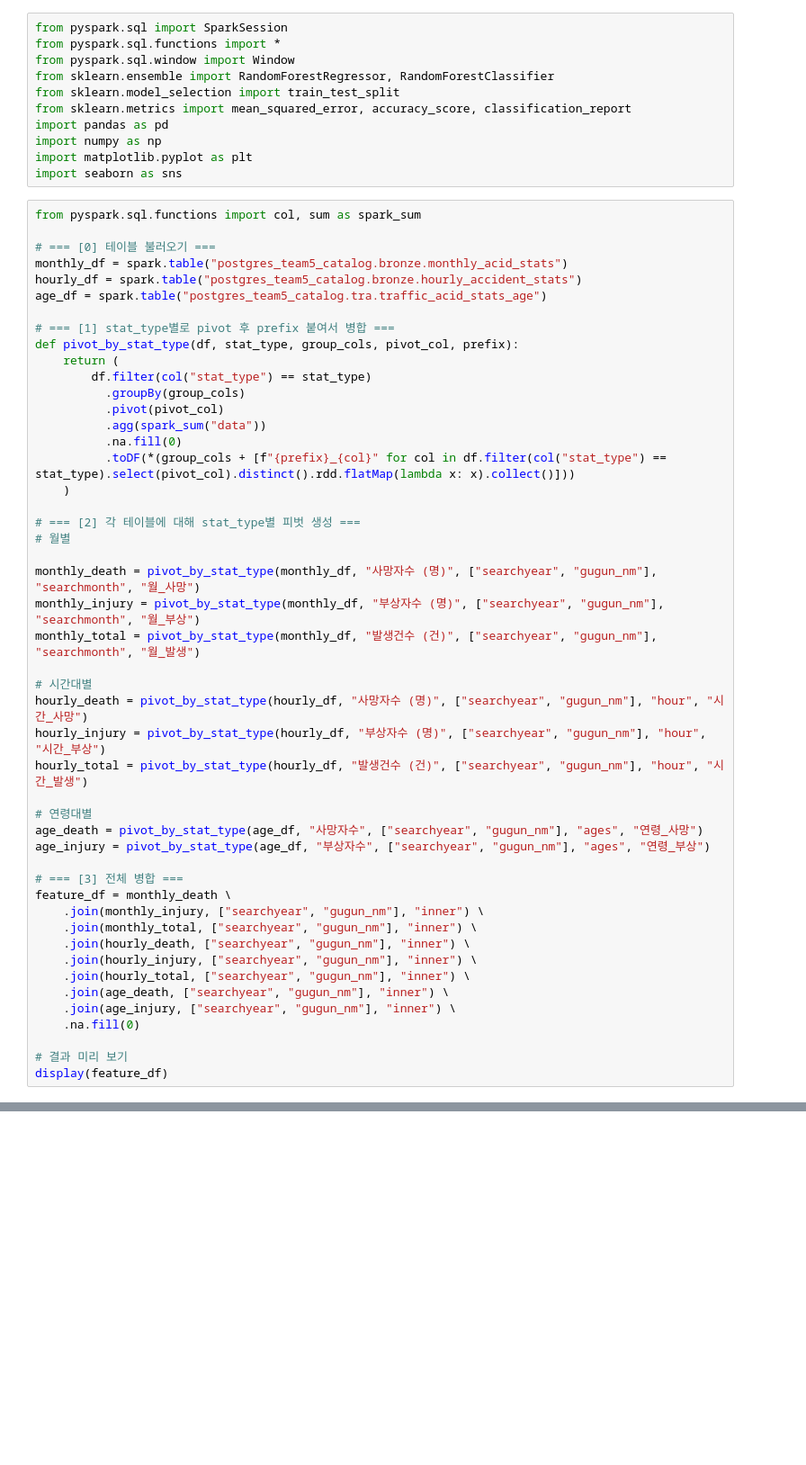
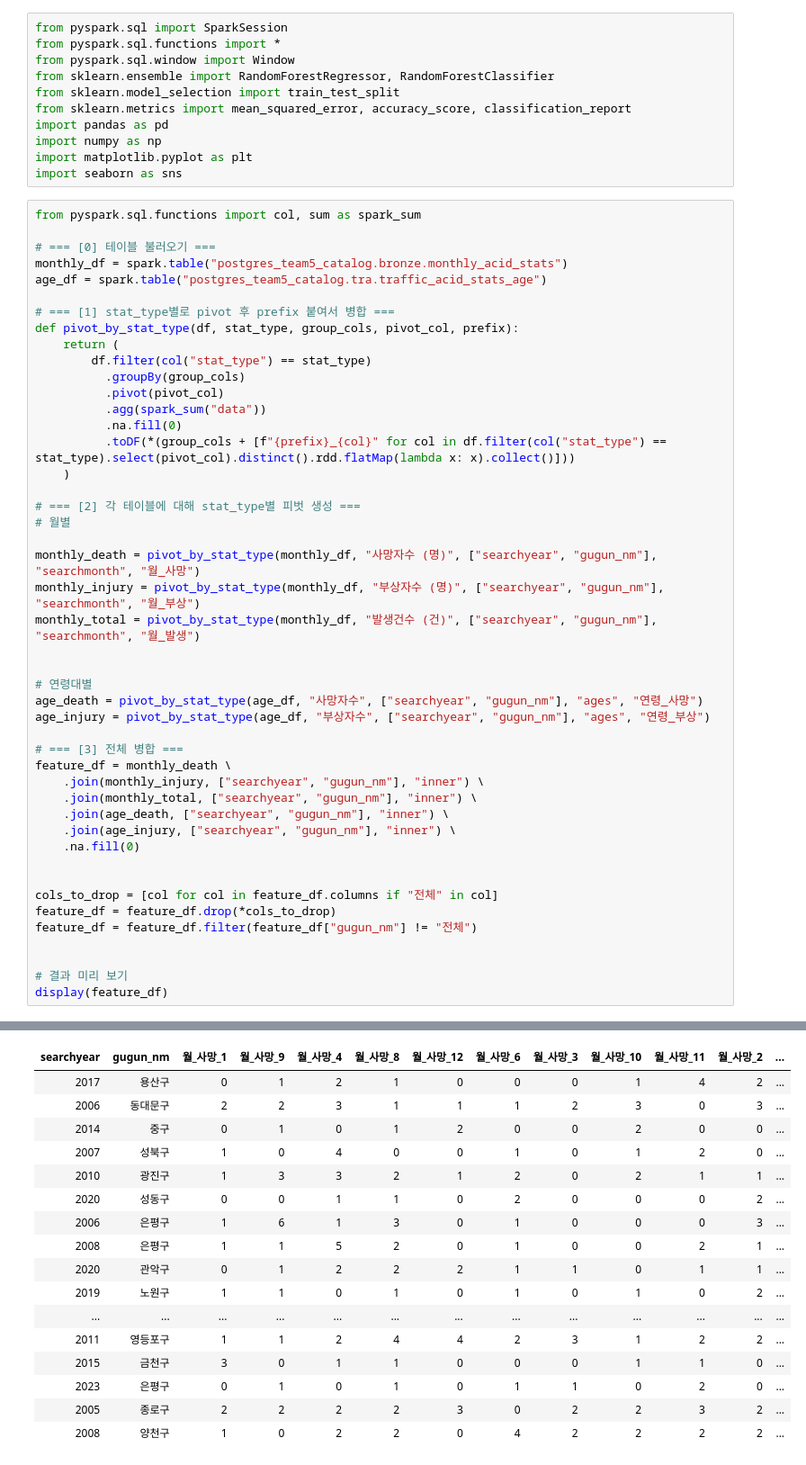
Before and after one commit to ShrimpLake/shrimplake-core, a Jupyter notebook: notebooks/월별_연령대별_진혁.ipynb, the cells around one changed output, grey strips where cells are left out. Shown at 90% size. Drawn from its saved outputs; the diff is of its cells as text; blank space fills up the shorter version.

```diff
--- a/notebooks/월별_연령대별_진혁.ipynb
+++ b/notebooks/월별_연령대별_진혁.ipynb
@@ -14,7 +14,6 @@ from pyspark.sql.functions import col, sum as spark_sum
 
 # === [0] 테이블 불러오기 ===
 monthly_df = spark.table("postgres_team5_catalog.bronze.monthly_acid_stats")
-hourly_df = spark.table("postgres_team5_catalog.bronze.hourly_accident_stats")
 age_df = spark.table("postgres_team5_catalog.tra.traffic_acid_stats_age")
 
 # === [1] stat_type별로 pivot 후 prefix 붙여서 병합 ===
@@ -35,10 +34,6 @@ monthly_death = pivot_by_stat_type(monthly_df, "사망자수 (명)", ["searchyea
 monthly_injury = pivot_by_stat_type(monthly_df, "부상자수 (명)", ["searchyear", "gugun_nm"], "searchmonth", "월_부상")
 monthly_total = pivot_by_stat_type(monthly_df, "발생건수 (건)", ["searchyear", "gugun_nm"], "searchmonth", "월_발생")
 
-# 시간대별
-hourly_death = pivot_by_stat_type(hourly_df, "사망자수 (명)", ["searchyear", "gugun_nm"], "hour", "시간_사망")
-hourly_injury = pivot_by_stat_type(hourly_df, "부상자수 (명)", ["searchyear", "gugun_nm"], "hour", "시간_부상")
-hourly_total = pivot_by_stat_type(hourly_df, "발생건수 (건)", ["searchyear", "gugun_nm"], "hour", "시간_발생")
 
 # 연령대별
 age_death = pivot_by_stat_type(age_df, "사망자수", ["searchyear", "gugun_nm"], "ages", "연령_사망")
@@ -48,13 +43,16 @@ age_injury = pivot_by_stat_type(age_df, "부상자수", ["searchyear", "gugun_nm
 feature_df = monthly_death \
     .join(monthly_injury, ["searchyear", "gugun_nm"], "inner") \
     .join(monthly_total, ["searchyear", "gugun_nm"], "inner") \
-    .join(hourly_death, ["searchyear", "gugun_nm"], "inner") \
-    .join(hourly_injury, ["searchyear", "gugun_nm"], "inner") \
-    .join(hourly_total, ["searchyear", "gugun_nm"], "inner") \
     .join(age_death, ["searchyear", "gugun_nm"], "inner") \
     .join(age_injury, ["searchyear", "gugun_nm"], "inner") \
     .na.fill(0)
 
+
+cols_to_drop = [col for col in feature_df.columns if "전체" in col]
+feature_df = feature_df.drop(*cols_to_drop)
+feature_df = feature_df.filter(feature_df["gugun_nm"] != "전체")
+
+
 # 결과 미리 보기
 display(feature_df)
 # %% [output]
@@ -61,0 +59,17 @@ display(feature_df)
+| searchyear | gugun_nm | 월_사망_1 | 월_사망_9 | 월_사망_4 | 월_사망_8 | 월_사망_12 | 월_사망_6 | 월_사망_3 | 월_사망_10 | 월_사망_11 | 월_사망_2 | ... |
+| 2017 | 용산구 | 0 | 1 | 2 | 1 | 0 | 0 | 0 | 1 | 4 | 2 | ... |
+| 2006 | 동대문구 | 2 | 2 | 3 | 1 | 1 | 1 | 2 | 3 | 0 | 3 | ... |
+| 2014 | 중구 | 0 | 1 | 0 | 1 | 2 | 0 | 0 | 2 | 0 | 0 | ... |
+| 2007 | 성북구 | 1 | 0 | 4 | 0 | 0 | 1 | 0 | 1 | 2 | 0 | ... |
+| 2010 | 광진구 | 1 | 3 | 3 | 2 | 1 | 2 | 0 | 2 | 1 | 1 | ... |
+| 2020 | 성동구 | 0 | 0 | 1 | 1 | 0 | 2 | 0 | 0 | 0 | 2 | ... |
+| 2006 | 은평구 | 1 | 6 | 1 | 3 | 0 | 1 | 0 | 0 | 0 | 3 | ... |
+| 2008 | 은평구 | 1 | 1 | 5 | 2 | 0 | 1 | 0 | 0 | 2 | 1 | ... |
+| 2020 | 관악구 | 0 | 1 | 2 | 2 | 2 | 1 | 1 | 0 | 1 | 1 | ... |
+| 2019 | 노원구 | 1 | 1 | 0 | 1 | 0 | 1 | 0 | 1 | 0 | 2 | ... |
+| ... | ... | ... | ... | ... | ... | ... | ... | ... | ... | ... | ... | ... |
+| 2011 | 영등포구 | 1 | 1 | 2 | 4 | 4 | 2 | 3 | 1 | 2 | 2 | ... |
+| 2015 | 금천구 | 3 | 0 | 1 | 1 | 0 | 0 | 0 | 1 | 1 | 0 | ... |
+| 2023 | 은평구 | 0 | 1 | 0 | 1 | 0 | 1 | 1 | 0 | 2 | 0 | ... |
+| 2005 | 종로구 | 2 | 2 | 2 | 2 | 3 | 0 | 2 | 2 | 3 | 2 | ... |
+| 2008 | 양천구 | 1 | 0 | 2 | 2 | 0 | 4 | 2 | 2 | 2 | 2 | ... |
```
Also changed, not shown: parts of 10 cells of this notebook.
